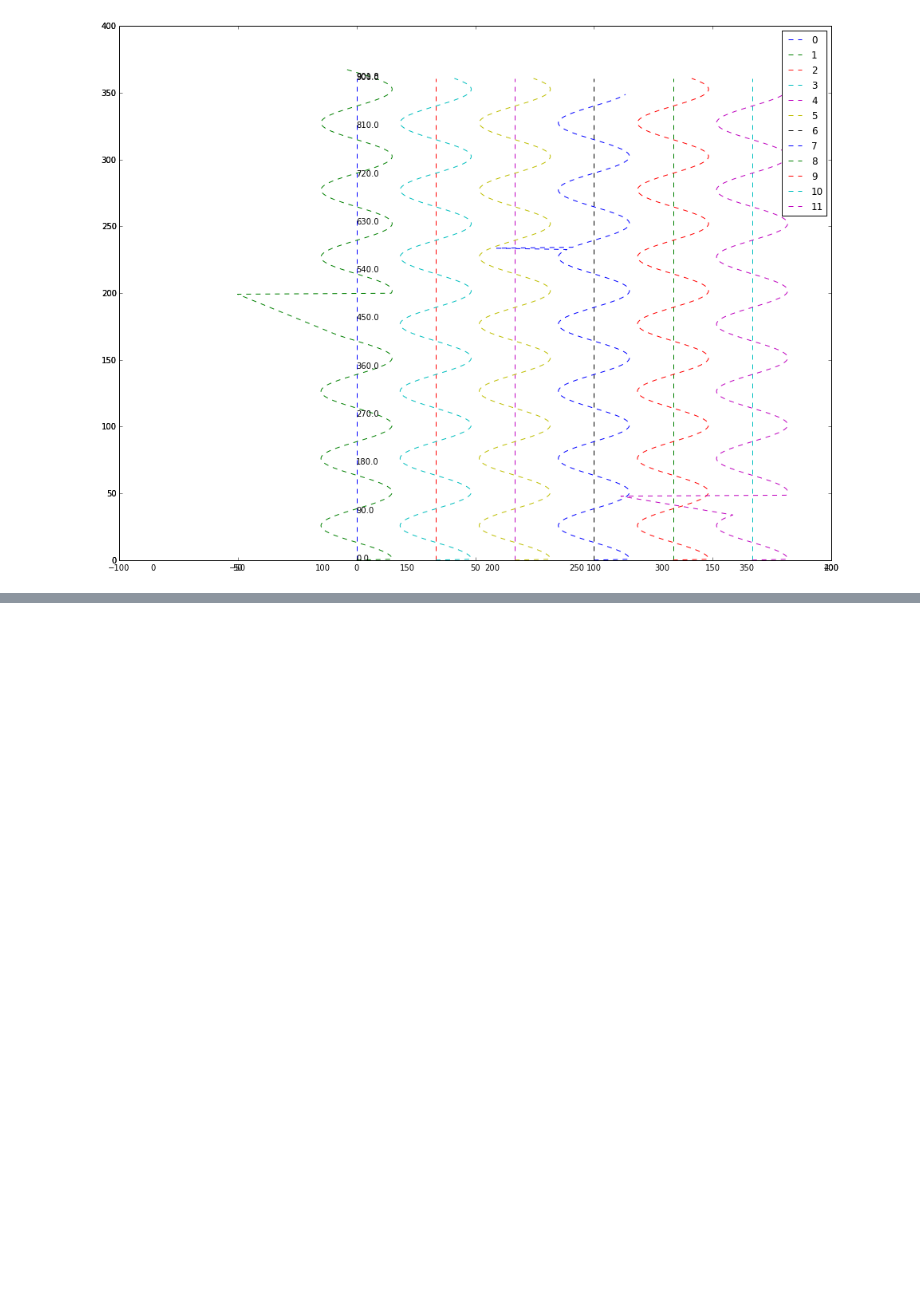
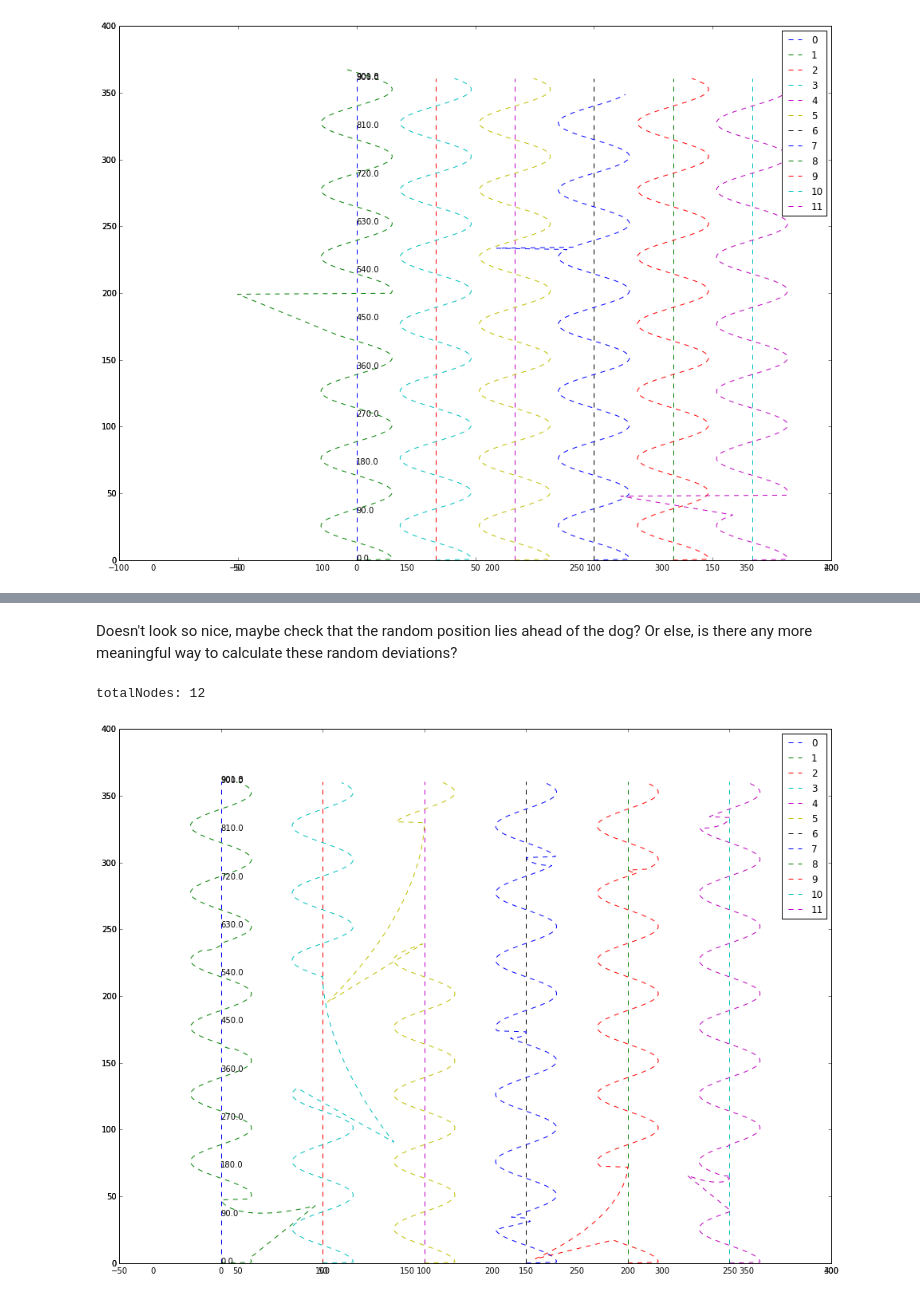
Before and after one commit to matiya/bonn-motion-parser, a Jupyter notebook: new MobilityModel.ipynb, the cells around one changed output, grey strips where cells are left out. Drawn from its saved outputs; the diff is of its cells as text; code cells hidden in the pictures; blank space fills up the shorter version.

Commit message:
added random speed

```diff
--- a/new MobilityModel.ipynb
+++ b/new MobilityModel.ipynb
@@ -55,0 +67,7 @@ totalNodes: 12
+# %% [markdown]
+Doesn't look so nice, maybe check that the random position lies ahead of the dog? Or else, is there any more meaningful way to calculate these random deviations?
+# %%
+allNodes([1,"/home/default/workspace/repos/python/bonn-motion-parser/data/scenario7.movements"])
+# %% [output]
+totalNodes: 12
+[figure, added]
```
Also changed, not shown: parts of 10 cells of this notebook, 21 other files.
